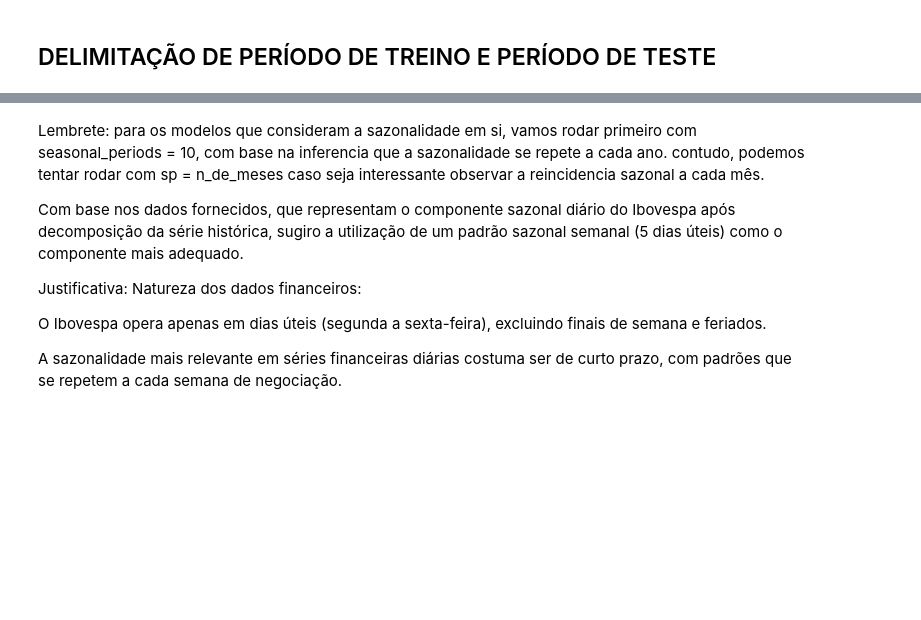
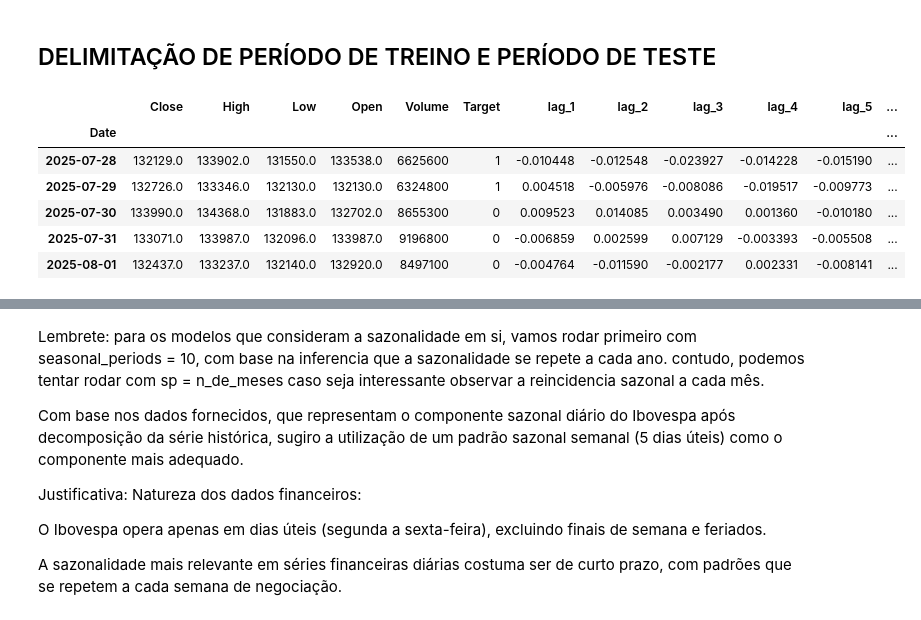
Before and after one commit to marcosfreitas-tech/Postech---Fase-2, a Jupyter notebook: main.ipynb, the cells around one changed output, grey strips where cells are left out. Cells and saved outputs as stored; diff of their text form; code cells hidden in the pictures; blank space fills up the shorter version.

```diff
--- a/main.ipynb
+++ b/main.ipynb
@@ -213,3 +217,20 @@ look-up table. The actual p-value is greater than the p-value returned.
   teste_kpss = kpss(df_estacionaria)
 # %% [markdown]
 ## DELIMITAÇÃO DE PERÍODO DE TREINO E PERÍODO DE TESTE
+# %%
+dados_yf['Target'] = (dados_yf['Close'].shift(-1) > dados_yf['Close']).astype(int)
+
+qtd_lags = 10
+
+for i in range (1, qtd_lags+1):
+    dados_yf[f"lag_{i}"] = dados_yf["Close"].pct_change(i)
+
+dados_yf.tail()
+# %% [output]
+|  | Close | High | Low | Open | Volume | Target | lag_1 | lag_2 | lag_3 | lag_4 | lag_5 | ... |
+| Date |  |  |  |  |  |  |  |  |  |  |  | ... |
+| 2025-07-28 | 132129.0 | 133902.0 | 131550.0 | 133538.0 | 6625600 | 1 | -0.010448 | -0.012548 | -0.023927 | -0.014228 | -0.015190 | ... |
+| 2025-07-29 | 132726.0 | 133346.0 | 132130.0 | 132130.0 | 6324800 | 1 | 0.004518 | -0.005976 | -0.008086 | -0.019517 | -0.009773 | ... |
+| 2025-07-30 | 133990.0 | 134368.0 | 131883.0 | 132702.0 | 8655300 | 0 | 0.009523 | 0.014085 | 0.003490 | 0.001360 | -0.010180 | ... |
+| 2025-07-31 | 133071.0 | 133987.0 | 132096.0 | 133987.0 | 9196800 | 0 | -0.006859 | 0.002599 | 0.007129 | -0.003393 | -0.005508 | ... |
+| 2025-08-01 | 132437.0 | 133237.0 | 132140.0 | 132920.0 | 8497100 | 0 | -0.004764 | -0.011590 | -0.002177 | 0.002331 | -0.008141 | ... |
```
Also changed, not shown: parts of 21 cells of this notebook.
